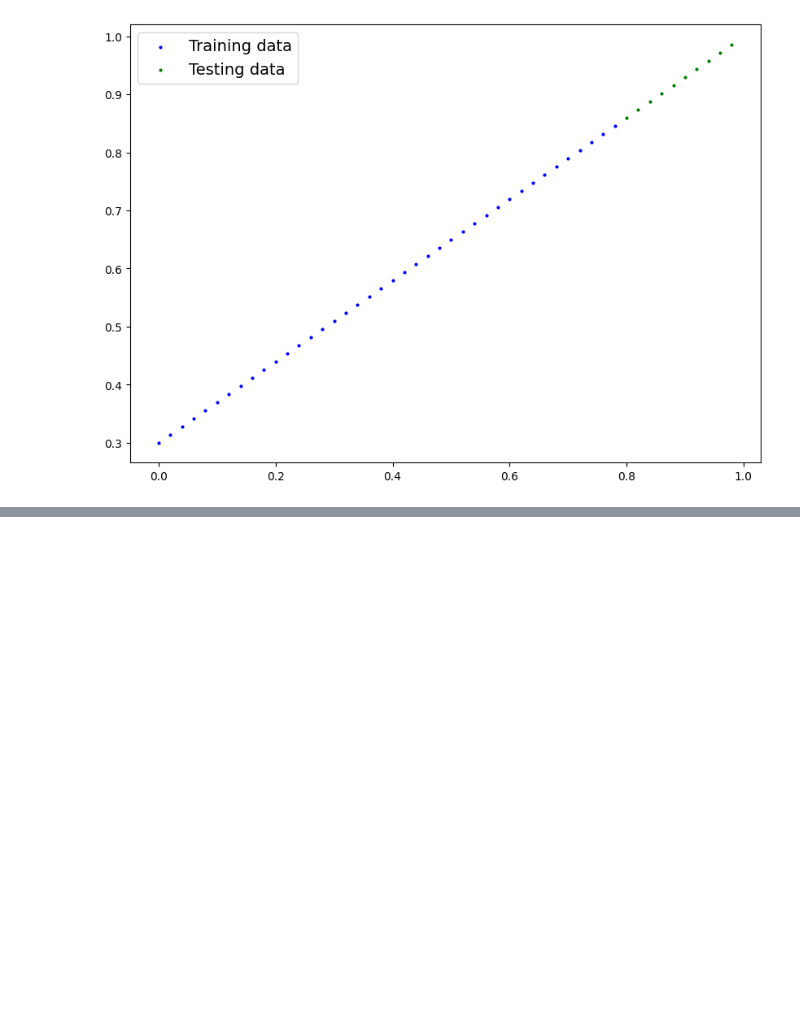
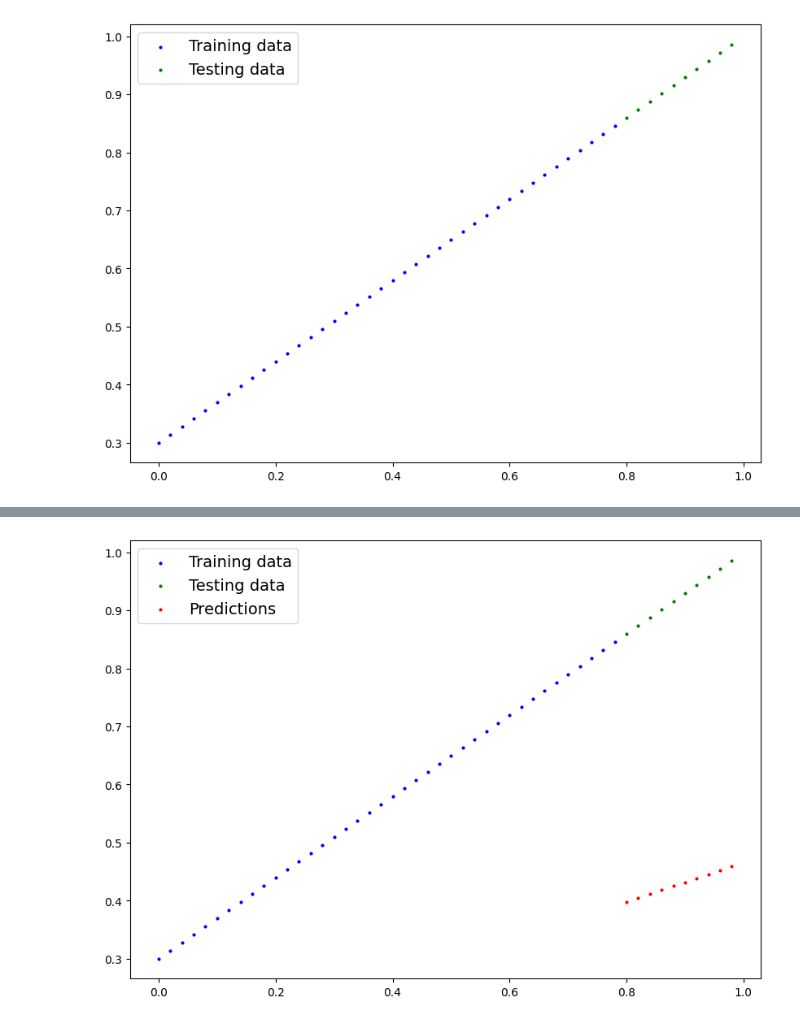
Before and after one commit to Sainithinkadarla/Learn_AI, a Jupyter notebook: Pytorch_tutorial_freecodecamp.ipynb, the cells around one changed output, grey strips where cells are left out. Cells and saved outputs as stored; diff of their text form; code cells hidden in the pictures; blank space fills up the shorter version.

```diff
--- a/Pytorch_tutorial_freecodecamp.ipynb
+++ b/Pytorch_tutorial_freecodecamp.ipynb
@@ -881,0 +907,9 @@ sf
+# %%
+torch.manual_seed(42)
+
+# create an instance of LinearRegresssionModel class
+
+model0 = LinearRegressionModel()
+
+# Check out the parameters
+list(model0.parameters())
@@ -881,0 +934,8 @@ sf
+# %%
+# Making predictions with our model
+
+with torch.inference_mode():
+  ypred = model0(x_test)
+
+
+ypred
@@ -881,0 +966,4 @@ sf
+# %%
+plots_predictions(predictions=ypred)
+# %% [output]
+[figure, added]
```
Also changed, not shown: parts of 31 cells of this notebook.
